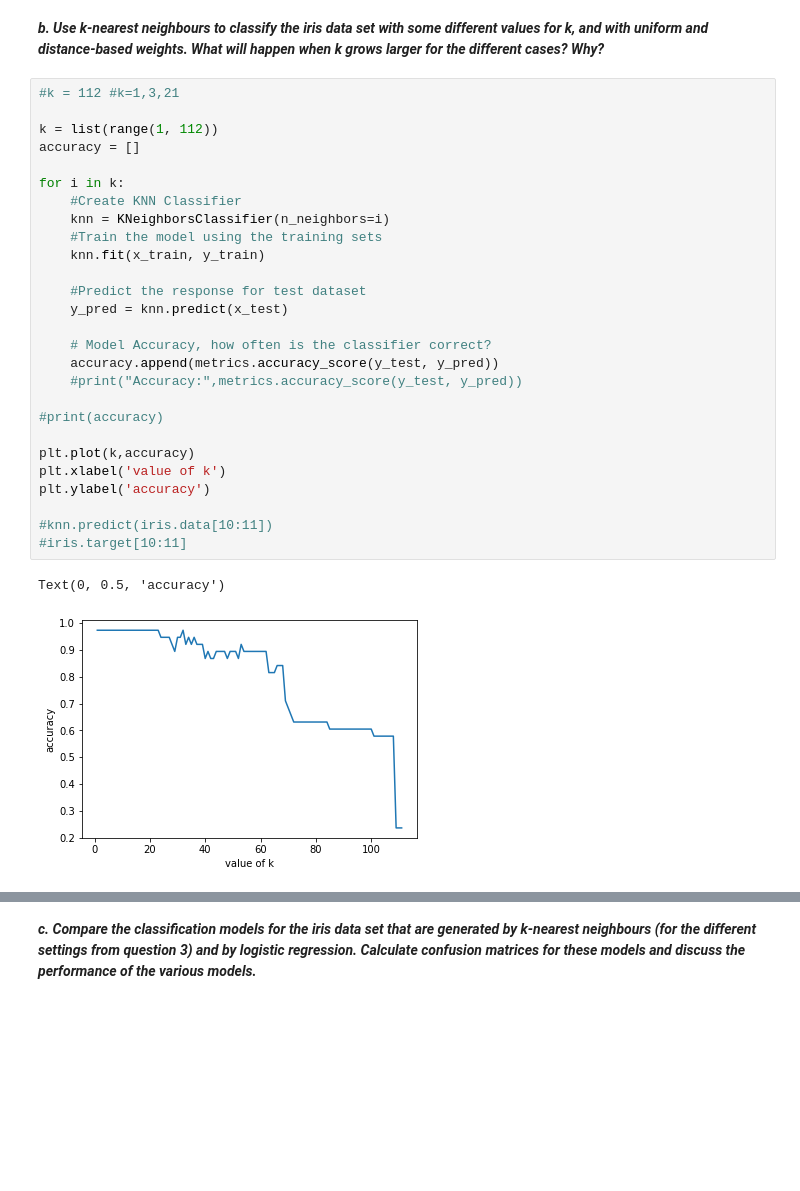
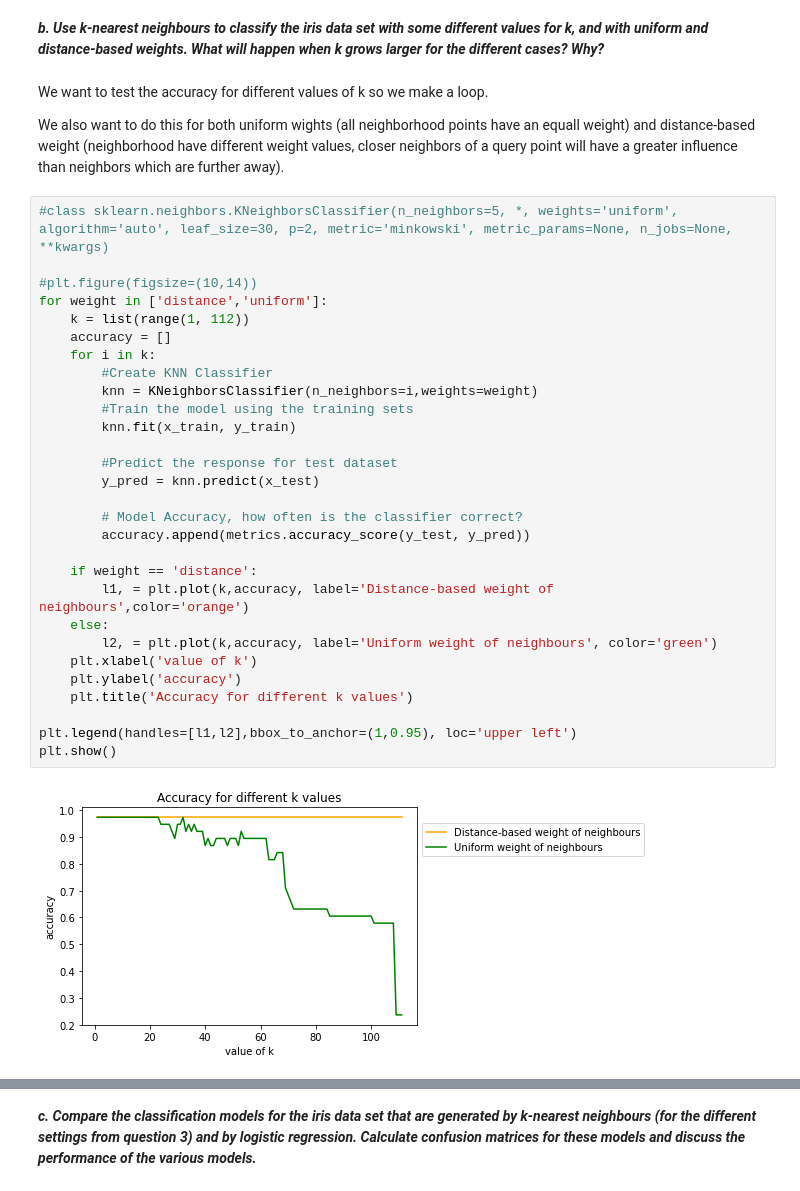
Before and after one commit to captainbalbin/dat405, a Jupyter notebook: assignments/assignment-2/classification.ipynb, the cells around one changed output, grey strips where cells are left out. Drawn from its saved outputs; the diff is of its cells as text; blank space fills up the shorter version.

```diff
--- a/assignments/assignment-2/classification.ipynb
+++ b/assignments/assignment-2/classification.ipynb
@@ -71,33 +62,39 @@ plt.show();
 We can see that some tests intendend to be Versicolor but were misclassified as Virginica (seen as middle right square 0.312).
 # %% [markdown]
 ***b. Use k-nearest neighbours to classify the iris data set with some different values for k, and with uniform and distance-based weights. What will happen when k grows larger for the different cases? Why?***
+# %% [markdown]
+We want to test the accuracy for different values of k so we make a loop.
+
+We also want to do this for both uniform wights (all neighborhood points have an equall weight)
+and distance-based weight (neighborhood have different weight values, closer neighbors of a query point will have a greater influence than neighbors which are further away).
 # %%
-#k = 112 #k=1,3,21
+#class sklearn.neighbors.KNeighborsClassifier(n_neighbors=5, *, weights='uniform', algorithm='auto', leaf_size=30, p=2, metric='minkowski', metric_params=None, n_jobs=None, **kwargs)
 
-k = list(range(1, 112))
-accuracy = []
+#plt.figure(figsize=(10,14))
+for weight in ['distance','uniform']:
+    k = list(range(1, 112))
+    accuracy = []
+    for i in k:
+        #Create KNN Classifier
+        knn = KNeighborsClassifier(n_neighbors=i,weights=weight)
+        #Train the model using the training sets
+        knn.fit(x_train, y_train)
 
-for i in k:
-    #Create KNN Classifier
-    knn = KNeighborsClassifier(n_neighbors=i)
-    #Train the model using the training sets
-    knn.fit(x_train, y_train)
+        #Predict the response for test dataset
+        y_pred = knn.predict(x_test)
 
-    #Predict the response for test dataset
-    y_pred = knn.predict(x_test)
+        # Model Accuracy, how often is the classifier correct?
+        accuracy.append(metrics.accuracy_score(y_test, y_pred))
 
-    # Model Accuracy, how often is the classifier correct?
-    accuracy.append(metrics.accuracy_score(y_test, y_pred))
-    #print("Accuracy:",metrics.accuracy_score(y_test, y_pred))
+    if weight == 'distance':
+        l1, = plt.plot(k,accuracy, label='Distance-based weight of neighbours',color='orange')
+    else:
+        l2, = plt.plot(k,accuracy, label='Uniform weight of neighbours', color='green')
+    plt.xlabel('value of k')
+    plt.ylabel('accuracy')
+    plt.title('Accuracy for different k values')
 
-#print(accuracy)
-
-plt.plot(k,accuracy)
-plt.xlabel('value of k')
-plt.ylabel('accuracy')
-
-#knn.predict(iris.data[10:11])
-#iris.target[10:11]
+plt.legend(handles=[l1,l2],bbox_to_anchor=(1,0.95), loc='upper left')
+plt.show()
 # %% [output]
-Text(0, 0.5, 'accuracy')
-[figure, old version]
+[figure, new version]
```
Also changed, not shown: parts of 8 cells of this notebook, 12 other files.
